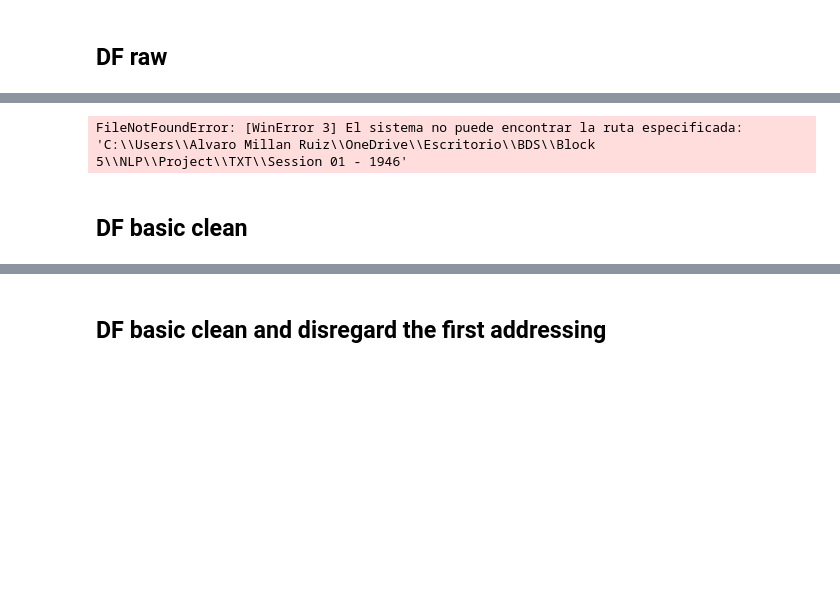
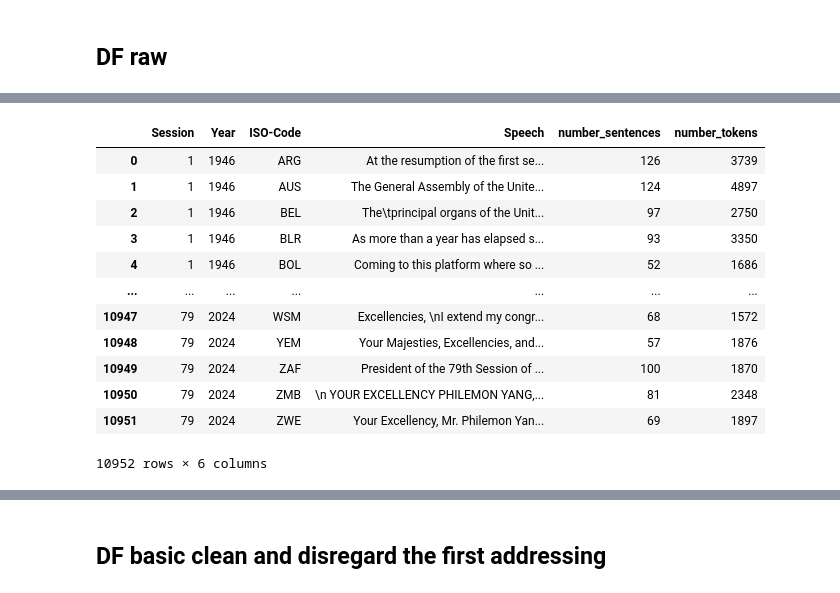
Before and after one commit to AlvaroMillanRuiz/NLP_BDS, a Jupyter notebook: 1. Load_speeches.ipynb, the cells around one changed output, grey strips where cells are left out. Drawn from its saved outputs; the diff is of its cells as text; code cells hidden in the pictures; blank space fills up the shorter version.

```diff
--- a/Clean_Data_Speeches.ipynb
+++ b/1. Load_speeches.ipynb
@@ -278,8 +250,4 @@ for session in tqdm(sessions):
         data.append([session, 1945+session, splt[0], txt, number_sentences, number_tokens])
 
 df_raw = pd.DataFrame(data, columns=['Session','Year','ISO-Code','Speech', "number_sentences", "number_tokens"])
-df_raw.to_csv(r"C:\Users\Alvaro Millan Ruiz\OneDrive\Escritorio\BDS\Block 5\NLP\Project" + "\\UN_Speeches_raw.csv", index=False, encoding='utf-8')
+df_raw.to_csv(r"C:\Users\Alvaro Millan Ruiz\OneDrive\Escritorio\BDS\Block_5\NLP\Project" + "\\UN_Speeches_raw.csv", index=False, encoding='utf-8')
-# %% [output]
-FileNotFoundError: [WinError 3] El sistema no puede encontrar la ruta especificada: 'C:\\Users\\Alvaro Millan Ruiz\\OneDrive\\Escritorio\\BDS\\Block 5\\NLP\\Project\\TXT\\Session 01 - 1946'
-# %% [markdown]
-## DF basic clean
@@ -302,0 +254,16 @@ df_clean.to_csv(r"C:\Users\Alvaro Millan Ruiz\OneDrive\Escritorio\BDS\Block 5\NL
+# %%
+df_raw
+# %% [output]
+|  | Session | Year | ISO-Code | Speech | number_sentences | number_tokens |
+| 0 | 1 | 1946 | ARG | At the resumption of the first se... | 126 | 3739 |
+| 1 | 1 | 1946 | AUS | The General Assembly of the Unite... | 124 | 4897 |
+| 2 | 1 | 1946 | BEL | The\tprincipal organs of the Unit... | 97 | 2750 |
+| 3 | 1 | 1946 | BLR | As more than a year has elapsed s... | 93 | 3350 |
+| 4 | 1 | 1946 | BOL | Coming to this platform where so ... | 52 | 1686 |
+| ... | ... | ... | ... | ... | ... | ... |
+| 10947 | 79 | 2024 | WSM | Excellencies, \nI extend my congr... | 68 | 1572 |
+| 10948 | 79 | 2024 | YEM | Your Majesties, Excellencies, and... | 57 | 1876 |
+| 10949 | 79 | 2024 | ZAF | President of the 79th Session of ... | 100 | 1870 |
+| 10950 | 79 | 2024 | ZMB | \n YOUR EXCELLENCY PHILEMON YANG,... | 81 | 2348 |
+| 10951 | 79 | 2024 | ZWE | Your Excellency, Mr. Philemon Yan... | 69 | 1897 |
+10952 rows × 6 columns
```
Also changed, not shown: parts of 21 cells of this notebook, 1 other file.
